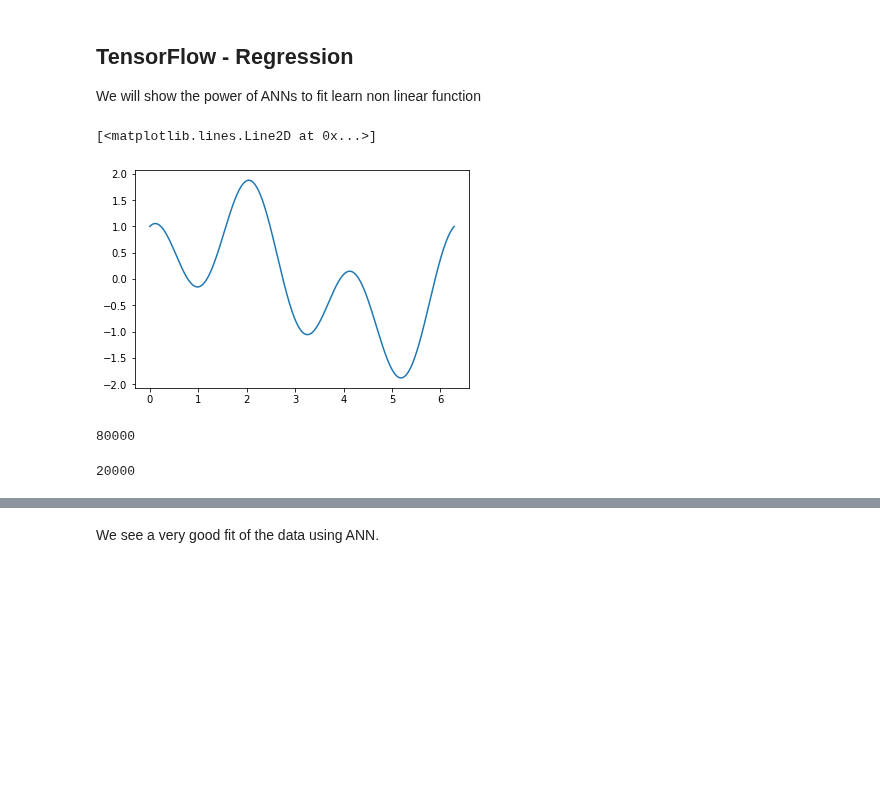
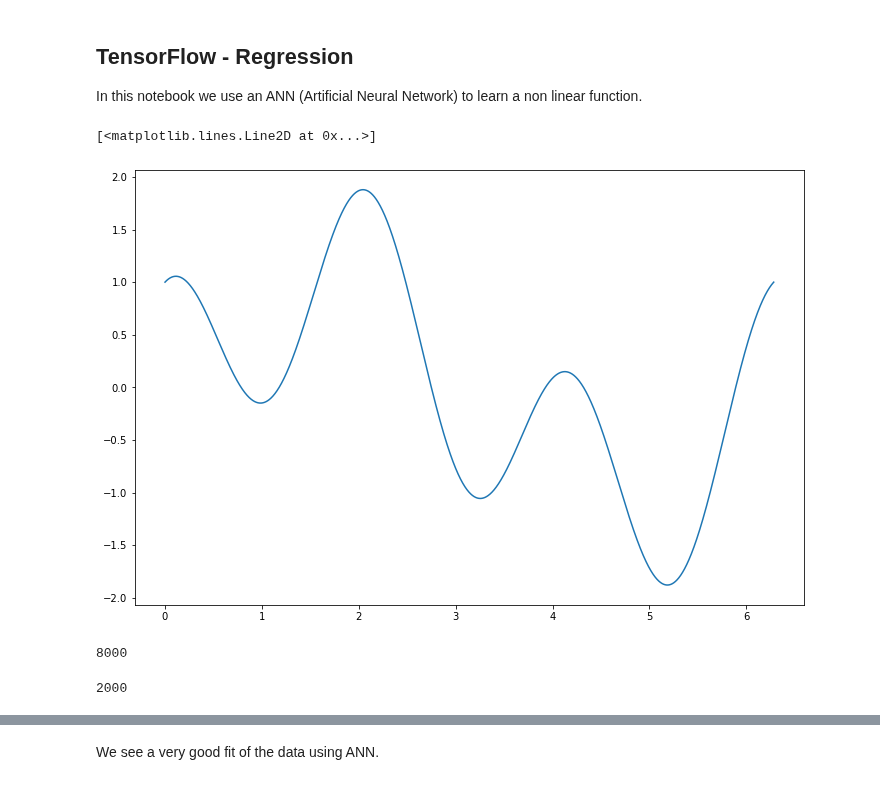
Before and after one commit to mchopraIITD/machinelearning, a Jupyter notebook: ml/src/TensorFlow_Regression.ipynb, the cells around one changed output, grey strips where cells are left out. Cells and saved outputs as stored; diff of their text form; code cells hidden in the pictures; blank space fills up the shorter version.

```diff
--- a/ml/src/TensorFlow_Regression.ipynb
+++ b/ml/src/TensorFlow_Regression.ipynb
@@ -1,6 +1,6 @@
 # %% [markdown]
 ## TensorFlow - Regression
-We will show the power of ANNs to fit learn non linear function
+In this notebook we use an ANN (Artificial Neural Network) to learn a non linear function.
 # %%
 #import stuff
 import numpy as np
@@ -11,24 +11,25 @@ import matplotlib.pyplot as plt
 import tensorflow as tf
 # %%
 #lets make a synthetic dataset
-X = np.linspace(0,2*np.pi,100000)
-y = np.sin(x) + np.cos(3*x)
+X = np.linspace(0,2*np.pi,10000)
+y = np.sin(X) + np.cos(3*X)
 # %%
-plt.plot(x,y)
+plt.figure(figsize=(12,8))
+plt.plot(X,y)
 # %% [output]
 [<matplotlib.lines.Line2D at 0x...>]
-[figure, old version]
+[figure, new version]
 # %%
 from sklearn.model_selection import train_test_split
 X_train, X_test, y_train, y_test = train_test_split(X, y, test_size=0.20, random_state=42)
 # %%
 len(X_train)
 # %% [output]
-80000
+8000
 # %%
 len(X_test)
 # %% [output]
-20000
+2000
 # %%
 # Build the model
 model = tf.keras.models.Sequential([
```
Also changed, not shown: parts of 4 cells of this notebook.
